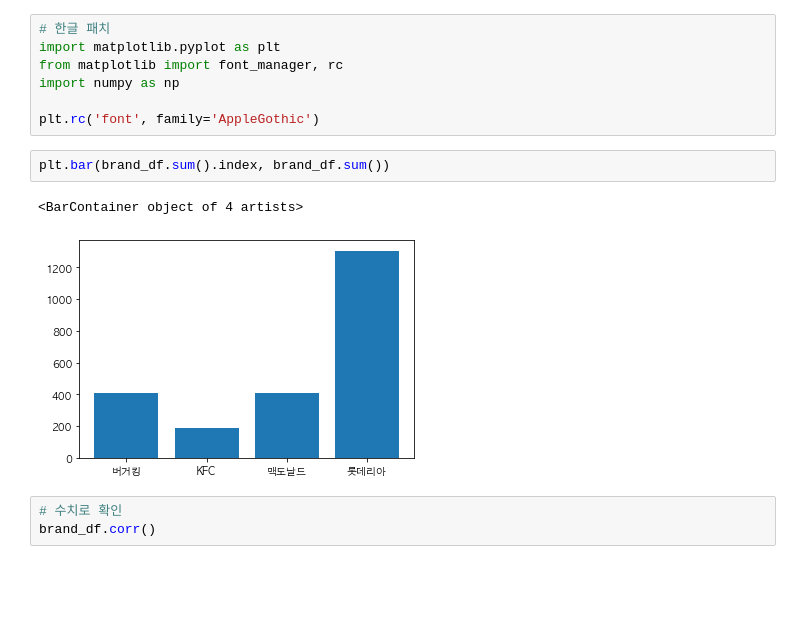
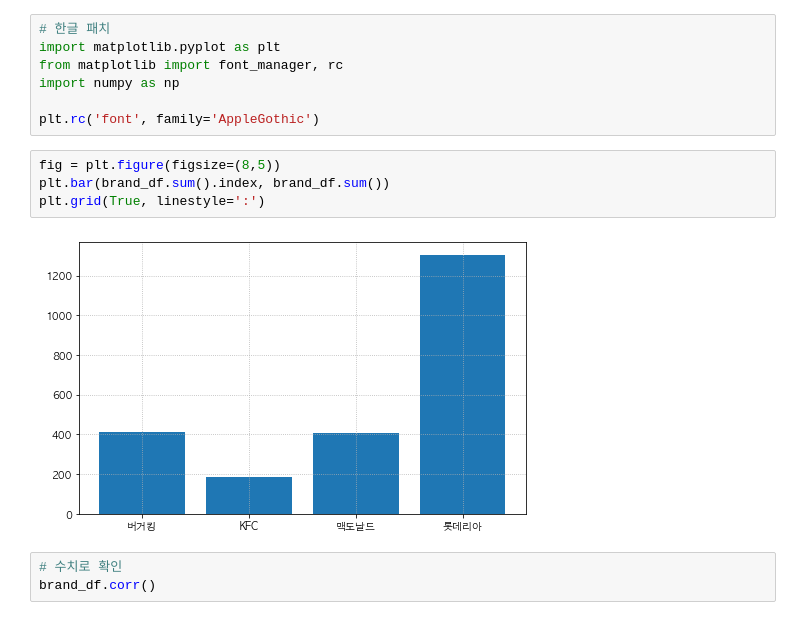
Before and after one commit to likelion-aischool-10-teamproject/burger-index, a Jupyter notebook: burger_visualization_donghwa.ipynb, the cells around one changed output. Drawn from its saved outputs; the diff is of its cells as text; blank space fills up the shorter version.

```diff
--- a/burger_visualization_donghwa.ipynb
+++ b/burger_visualization_donghwa.ipynb
@@ -731,10 +833,11 @@ import numpy as np
 
 plt.rc('font', family='AppleGothic')
 # %%
+fig = plt.figure(figsize=(8,5))
 plt.bar(brand_df.sum().index, brand_df.sum())
+plt.grid(True, linestyle=':')
 # %% [output]
-<BarContainer object of 4 artists>
-[figure, old version]
+[figure, new version]
 # %%
 # 수치로 확인
 brand_df.corr()
```
Also changed, not shown: parts of 31 cells of this notebook.
